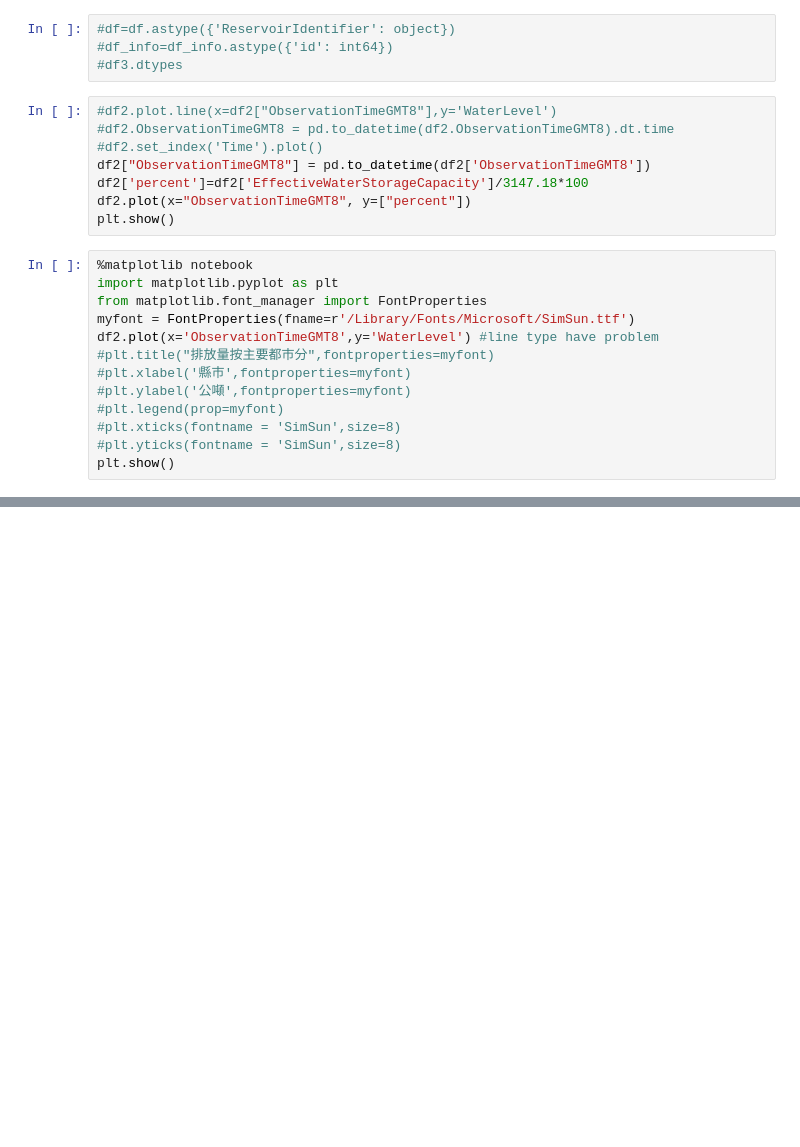
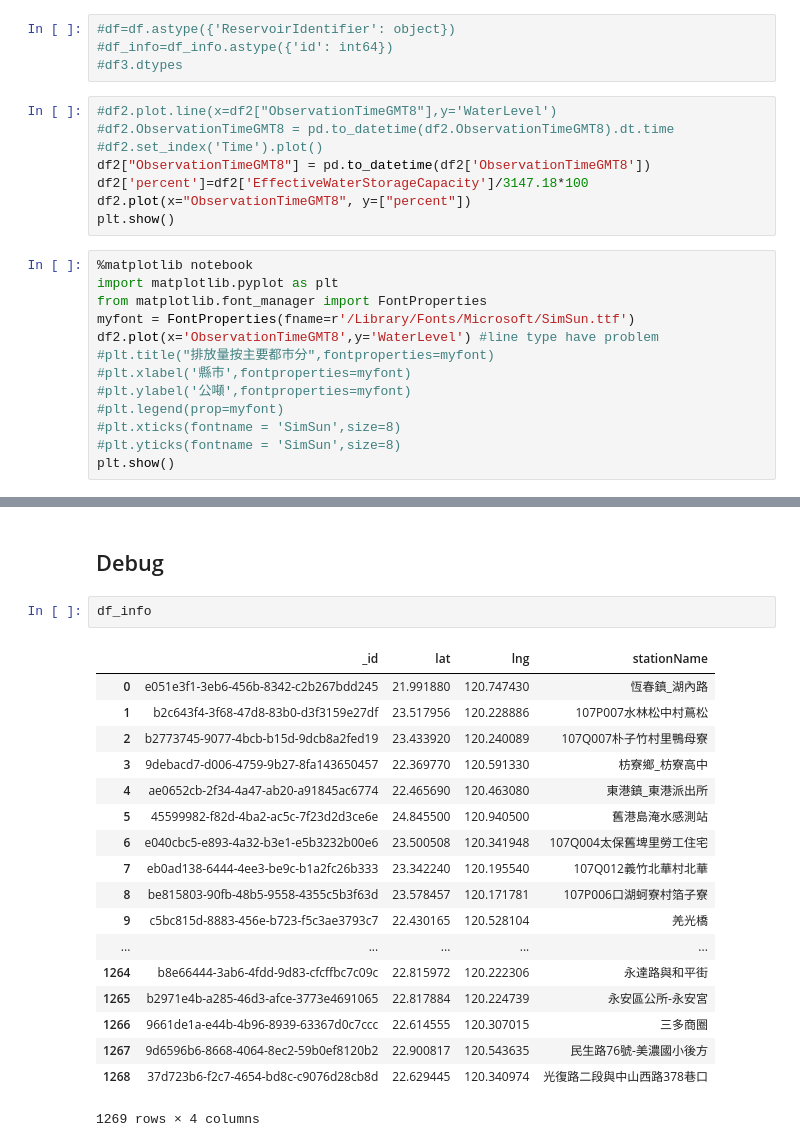
Before and after one commit to wuulong/DevZone, a Jupyter notebook: Codes/riverlog_for_gis.ipynb, the cells around one changed output, grey strips where cells are left out. Saved outputs shown, nothing was run; the diff lists cells and outputs as text; blank space fills up the shorter version.

```diff
--- a/Codes/riverlog_for_gis.ipynb
+++ b/Codes/riverlog_for_gis.ipynb
@@ -82,0 +170,23 @@ plt.show()
+# %% [markdown]
+## Debug
+# %%
+df_info
+# %% [output]
+|  | _id | lat | lng | stationName |
+| 0 | e051e3f1-3eb6-456b-8342-c2b267bdd245 | 21.991880 | 120.747430 | 恆春鎮_湖內路 |
+| 1 | b2c643f4-3f68-47d8-83b0-d3f3159e27df | 23.517956 | 120.228886 | 107P007水林松中村蔦松 |
+| 2 | b2773745-9077-4bcb-b15d-9dcb8a2fed19 | 23.433920 | 120.240089 | 107Q007朴子竹村里鴨母寮 |
+| 3 | 9debacd7-d006-4759-9b27-8fa143650457 | 22.369770 | 120.591330 | 枋寮鄉_枋寮高中 |
+| 4 | ae0652cb-2f34-4a47-ab20-a91845ac6774 | 22.465690 | 120.463080 | 東港鎮_東港派出所 |
+| 5 | 45599982-f82d-4ba2-ac5c-7f23d2d3ce6e | 24.845500 | 120.940500 | 舊港島淹水感測站 |
+| 6 | e040cbc5-e893-4a32-b3e1-e5b3232b00e6 | 23.500508 | 120.341948 | 107Q004太保舊埤里勞工住宅 |
+| 7 | eb0ad138-6444-4ee3-be9c-b1a2fc26b333 | 23.342240 | 120.195540 | 107Q012義竹北華村北華 |
+| 8 | be815803-90fb-48b5-9558-4355c5b3f63d | 23.578457 | 120.171781 | 107P006口湖蚵寮村箔子寮 |
+| 9 | c5bc815d-8883-456e-b723-f5c3ae3793c7 | 22.430165 | 120.528104 | 羌光橋 |
+| ... | ... | ... | ... | ... |
+| 1264 | b8e66444-3ab6-4fdd-9d83-cfcffbc7c09c | 22.815972 | 120.222306 | 永達路與和平街 |
+| 1265 | b2971e4b-a285-46d3-afce-3773e4691065 | 22.817884 | 120.224739 | 永安區公所-永安宮 |
+| 1266 | 9661de1a-e44b-4b96-8939-63367d0c7ccc | 22.614555 | 120.307015 | 三多商圈 |
+| 1267 | 9d6596b6-8668-4064-8ec2-59b0ef8120b2 | 22.900817 | 120.543635 | 民生路76號-美濃國小後方 |
+| 1268 | 37d723b6-f2c7-4654-bd8c-c9076d28cb8d | 22.629445 | 120.340974 | 光復路二段與中山西路378巷口 |
+1269 rows × 4 columns
```
Also changed, not shown: parts of 11 cells of this notebook.
